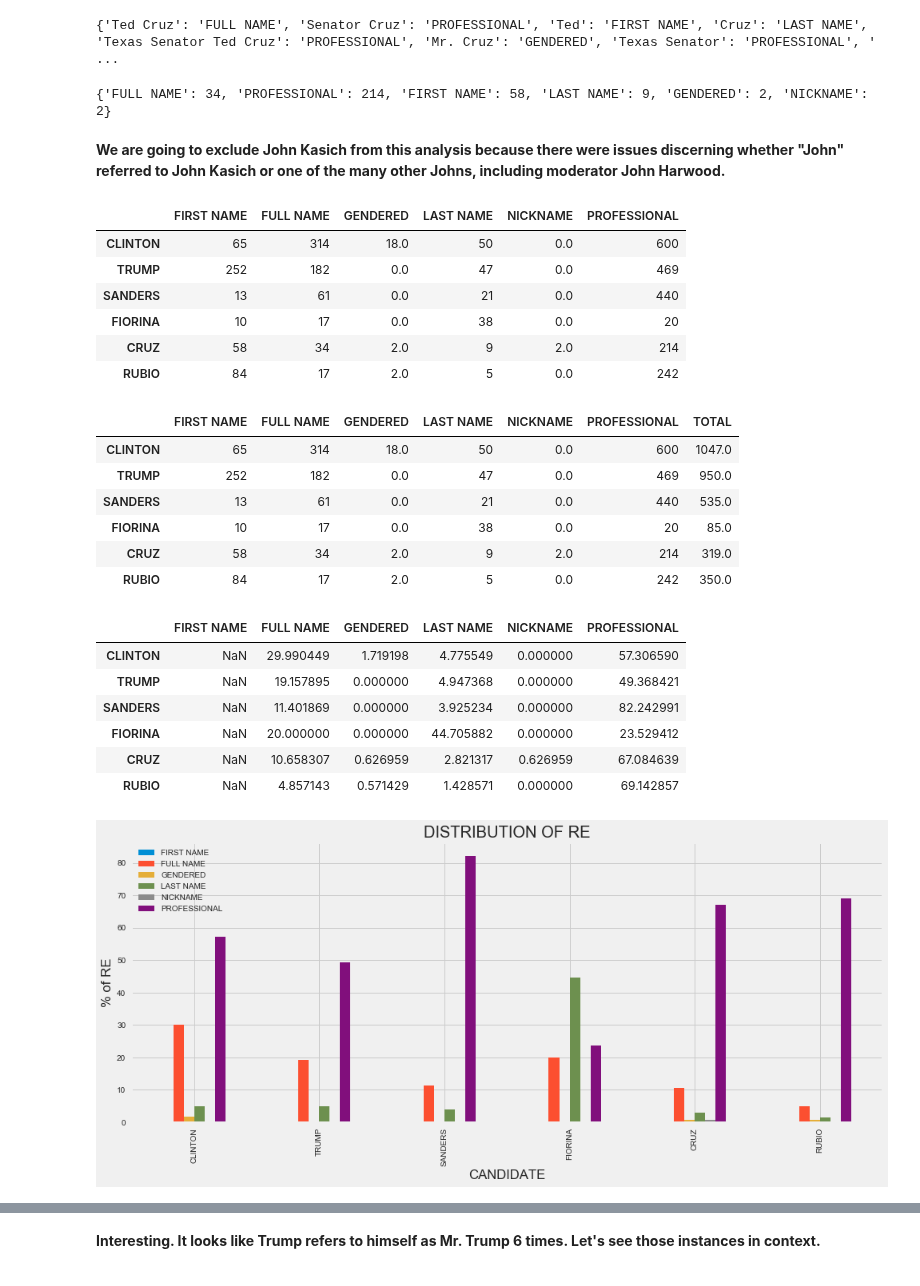
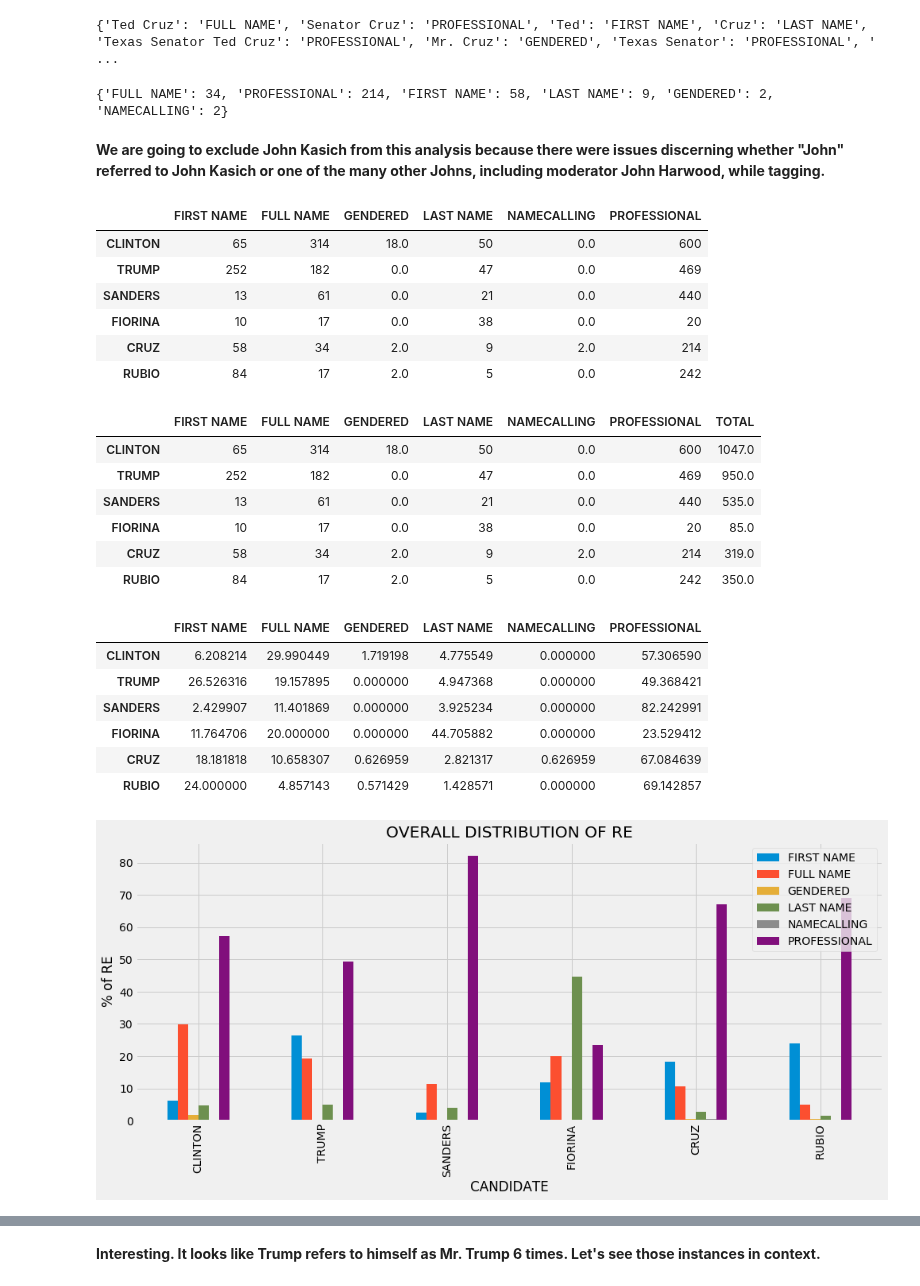
Before and after one commit to Data-Science-for-Linguists/2016-Debates-and-Referring-Expressions, a Jupyter notebook: analysis.ipynb, the cells around one changed output, grey strips where cells are left out. Drawn from its saved outputs; the diff is of its cells as text; code cells hidden in the pictures.

Commit message:
lots of progress and added some more visualization

```diff
--- a/analysis.ipynb
+++ b/analysis.ipynb
@@ -343,0 +260,10 @@ clinton_trump_freq
+# %%
+def get_re_type_freq(re_map, freq_dict):
+    re_freq_dict = {}
+    for key in re_map:
+        if key in freq_dict.keys():
+            if re_map[key] in re_freq_dict.keys():
+                re_freq_dict[re_map[key]] += freq_dict[key]
+            else:
+                re_freq_dict[re_map[key]] = freq_dict[key]
+    return re_freq_dict
@@ -560,7 +510,7 @@ master_REcruz_freq
 # %% [output]
 {'Ted Cruz': 34, 'Senator Cruz': 209, 'Ted': 58, 'Cruz': 9, 'Texas Senator Ted Cruz': 2, 'Mr. Cruz': 2, 'Texas Senator': 1, 'Lyin': 2, 'President Cruz': 1, 'Senator Ted Cruz': 1}
 # %%
-cruz_re_maps = {'Ted Cruz': 'FULL NAME', 'Senator Cruz': "PROFESSIONAL", 'Ted': "FIRST NAME", 'Cruz': "LAST NAME", 'Texas Senator Ted Cruz': "PROFESSIONAL", 'Mr. Cruz': "GENDERED", 'Texas Senator': "PROFESSIONAL", 'Lyin': "NICKNAME", 'President Cruz': "PROFESSIONAL", 'Senator Ted Cruz': "PROFESSIONAL"}
+cruz_re_maps = {'Ted Cruz': 'FULL NAME', 'Senator Cruz': "PROFESSIONAL", 'Ted': "FIRST NAME", 'Cruz': "LAST NAME", 'Texas Senator Ted Cruz': "PROFESSIONAL", 'Mr. Cruz': "GENDERED", 'Texas Senator': "PROFESSIONAL", 'Lyin': "NAMECALLING", 'President Cruz': "PROFESSIONAL", 'Senator Ted Cruz': "PROFESSIONAL"}
 cruz_re_maps
 # %% [output]
 {'Ted Cruz': 'FULL NAME', 'Senator Cruz': 'PROFESSIONAL', 'Ted': 'FIRST NAME', 'Cruz': 'LAST NAME', 'Texas Senator Ted Cruz': 'PROFESSIONAL', 'Mr. Cruz': 'GENDERED', 'Texas Senator': 'PROFESSIONAL', ' ...
@@ -568,15 +518,15 @@ cruz_re_maps
 cruz_freq = get_re_type_freq(cruz_re_maps, master_REcruz_freq)
 cruz_freq
 # %% [output]
-{'FULL NAME': 34, 'PROFESSIONAL': 214, 'FIRST NAME': 58, 'LAST NAME': 9, 'GENDERED': 2, 'NICKNAME': 2}
+{'FULL NAME': 34, 'PROFESSIONAL': 214, 'FIRST NAME': 58, 'LAST NAME': 9, 'GENDERED': 2, 'NAMECALLING': 2}
 # %% [markdown]
-**We are going to exclude John Kasich from this analysis because there were issues discerning whether "John" referred to John Kasich or one of the many other Johns, including moderator John Harwood.**
+**We are going to exclude John Kasich from this analysis because there were issues discerning whether "John" referred to John Kasich or one of the many other Johns, including moderator John Harwood, while tagging.**
 # %%
 distribution = pd.DataFrame([clinton_freq, trump_freq, sanders_freq, fiorina_freq, cruz_freq, rubio_freq], index = ['CLINTON', 'TRUMP', 'SANDERS', 'FIORINA', 'CRUZ', 'RUBIO'])
 distribution.fillna(0, inplace=True)
 distribution.head(6)
 # %% [output]
-|  | FIRST NAME | FULL NAME | GENDERED | LAST NAME | NICKNAME | PROFESSIONAL |
+|  | FIRST NAME | FULL NAME | GENDERED | LAST NAME | NAMECALLING | PROFESSIONAL |
 | CLINTON | 65 | 314 | 18.0 | 50 | 0.0 | 600 |
 | TRUMP | 252 | 182 | 0.0 | 47 | 0.0 | 469 |
 | SANDERS | 13 | 61 | 0.0 | 21 | 0.0 | 440 |
@@ -588,7 +538,7 @@ import numpy as np
 distribution['TOTAL']=distribution.sum(axis=1)
 distribution.head(6)
 # %% [output]
-|  | FIRST NAME | FULL NAME | GENDERED | LAST NAME | NICKNAME | PROFESSIONAL | TOTAL |
+|  | FIRST NAME | FULL NAME | GENDERED | LAST NAME | NAMECALLING | PROFESSIONAL | TOTAL |
 | CLINTON | 65 | 314 | 18.0 | 50 | 0.0 | 600 | 1047.0 |
 | TRUMP | 252 | 182 | 0.0 | 47 | 0.0 | 469 | 950.0 |
 | SANDERS | 13 | 61 | 0.0 | 21 | 0.0 | 440 | 535.0 |
@@ -596,19 +546,20 @@ distribution.head(6)
 | CRUZ | 58 | 34 | 2.0 | 9 | 2.0 | 214 | 319.0 |
 | RUBIO | 84 | 17 | 2.0 | 5 | 0.0 | 242 | 350.0 |
 # %%
-distribution['FIRST NAME'] = distribution/distribution['TOTAL']*100
+#Get the percentage of each type of RE for each candidate.
+distribution['FIRST NAME'] = distribution['FIRST NAME']/distribution['TOTAL']*100
 distribution['FULL NAME'] = distribution['FULL NAME']/distribution['TOTAL']*100
 distribution['GENDERED'] = distribution['GENDERED']/distribution['TOTAL']*100
 distribution['LAST NAME'] = distribution['LAST NAME']/distribution['TOTAL']*100
-distribution['NICKNAME'] = distribution['NICKNAME']/distribution['TOTAL']*100
+distribution['NAMECALLING'] = distribution['NAMECALLING']/distribution['TOTAL']*100
 distribution['PROFESSIONAL'] = distribution['PROFESSIONAL']/distribution['TOTAL']*100
 del distribution['TOTAL']
 distribution.head(6)
 # %% [output]
-|  | FIRST NAME | FULL NAME | GENDERED | LAST NAME | NICKNAME | PROFESSIONAL |
-| CLINTON | NaN | 29.990449 | 1.719198 | 4.775549 | 0.000000 | 57.306590 |
-| TRUMP | NaN | 19.157895 | 0.000000 | 4.947368 | 0.000000 | 49.368421 |
-| SANDERS | NaN | 11.401869 | 0.000000 | 3.925234 | 0.000000 | 82.242991 |
-| FIORINA | NaN | 20.000000 | 0.000000 | 44.705882 | 0.000000 | 23.529412 |
-| CRUZ | NaN | 10.658307 | 0.626959 | 2.821317 | 0.626959 | 67.084639 |
-| RUBIO | NaN | 4.857143 | 0.571429 | 1.428571 | 0.000000 | 69.142857 |
+|  | FIRST NAME | FULL NAME | GENDERED | LAST NAME | NAMECALLING | PROFESSIONAL |
+| CLINTON | 6.208214 | 29.990449 | 1.719198 | 4.775549 | 0.000000 | 57.306590 |
+| TRUMP | 26.526316 | 19.157895 | 0.000000 | 4.947368 | 0.000000 | 49.368421 |
+| SANDERS | 2.429907 | 11.401869 | 0.000000 | 3.925234 | 0.000000 | 82.242991 |
+| FIORINA | 11.764706 | 20.000000 | 0.000000 | 44.705882 | 0.000000 | 23.529412 |
+| CRUZ | 18.181818 | 10.658307 | 0.626959 | 2.821317 | 0.626959 | 67.084639 |
+| RUBIO | 24.000000 | 4.857143 | 0.571429 | 1.428571 | 0.000000 | 69.142857 |
@@ -617,9 +566,10 @@ plt.style.use('fivethirtyeight')
 # %%
+plt.style.use('fivethirtyeight')
 distribution.plot(kind='bar', figsize=(15,6))
 plt.xlabel('CANDIDATE')
 plt.ylabel('% of RE')
-plt.title('DISTRIBUTION OF RE')
+plt.title('OVERALL DISTRIBUTION OF RE')
 plt.show()
 #Why are there two?
 # %% [output]
-[figure, old version]
+[figure, new version]
```
Also changed, not shown: parts of 104 cells of this notebook.
